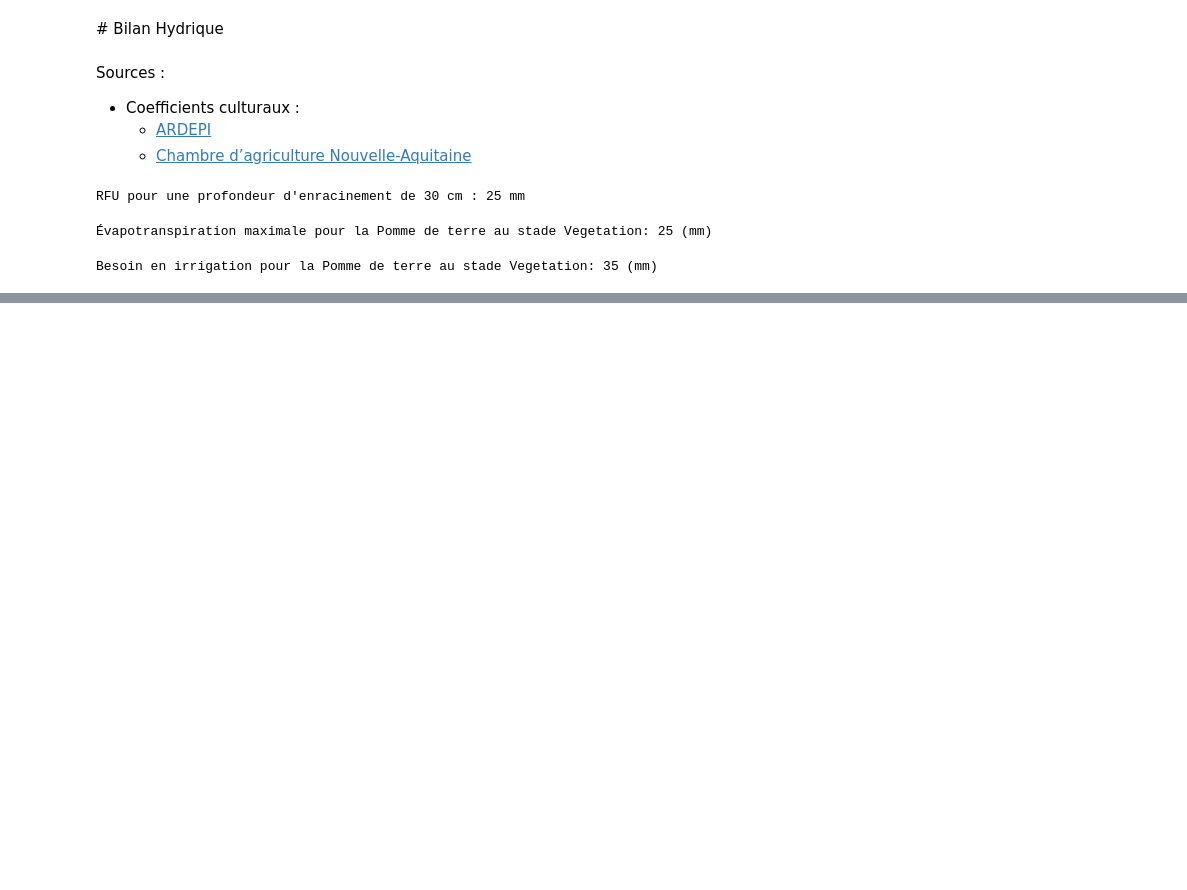
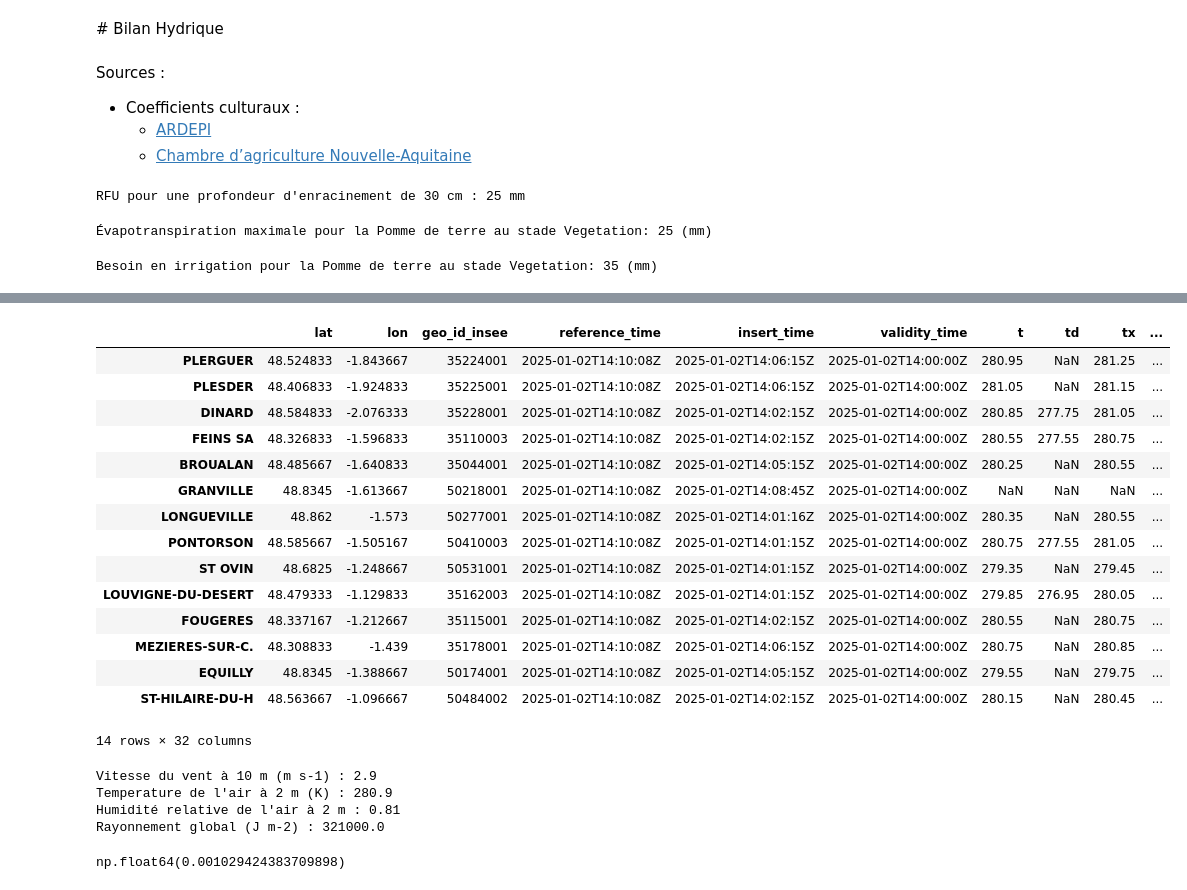
Before and after one commit to atantet/agri-notebooks, a Jupyter notebook: bilan_hydrique.ipynb, the cells around one changed output, grey strips where cells are left out. Cells and saved outputs as stored; diff of their text form; code cells hidden in the pictures; blank space fills up the shorter version.

Commit message:
ajout calcul etp et api meteo-france

```diff
--- a/bilan_hydrique.ipynb
+++ b/bilan_hydrique.ipynb
@@ -112,0 +191,3 @@ Besoin en irrigation pour la Pomme de terre au stade Vegetation: 35 (mm)
+# %%
+# Conversion du texte répondu en DataFrame
+df_liste_stations = response_text_to_frame(response_liste_stations, index_col='Nom_usuel')
@@ -112,0 +249,57 @@ Besoin en irrigation pour la Pomme de terre au stade Vegetation: 35 (mm)
+# %%
+# URL de base des données horaires
+URL_DONNEE_HORAIRE = 'https://public-api.meteofrance.fr/public/DPObs/v1/station/horaire'
+
+# Format des donnée renvoyée
+FMT = 'csv'
+
+def demande_donnee_station_date(id_station, date, verify=False):
+    '''Demande des données horaires pour une station et une date données.'''
+    # Paramètres définissant la station, la date et le format des données
+    params_station_date = {'id_station': id_station, 'date': date, 'format': FMT}
+
+    # Demande de la liste des stations
+    response_station = client.request(
+        'GET', URL_DONNEE_HORAIRE, verify=verify, params=params_station_date)
+
+    return response_station
+
+def response_station_to_series(response_station):
+    '''Conversion du texte répondu en DataFrame.'''
+    df_station = response_text_to_frame(response_station)
+    s_station = df_station.iloc[0]
+
+    return s_station
+
+def compiler_donnees_liste_stations_date(df_liste_stations, date):
+    df_donnees_liste_stations = pd.DataFrame(dtype=float)
+    for station_name in df_liste_stations.index:
+        # Identifiant de la station
+        id_station = int(df_liste_stations.loc[station_name]['Id_station'])
+        response_station = demande_donnee_station_date(id_station, date)
+        s_station = response_station_to_series(response_station)
+        df_donnees_liste_stations = pd.concat([
+            df_donnees_liste_stations, s_station.to_frame(station_name).transpose()])
+    return df_donnees_liste_stations
+# %%
+# Choix de la date
+DATE = '2025-01-02T14:00:00Z'
+
+df_donnees_liste_stations = compiler_donnees_liste_stations_date(df_liste_stations_nn, date)
+# %% [output]
+|  | lat | lon | geo_id_insee | reference_time | insert_time | validity_time | t | td | tx | ... |
+| PLERGUER | 48.524833 | -1.843667 | 35224001 | 2025-01-02T14:10:08Z | 2025-01-02T14:06:15Z | 2025-01-02T14:00:00Z | 280.95 | NaN | 281.25 | ... |
+| PLESDER | 48.406833 | -1.924833 | 35225001 | 2025-01-02T14:10:08Z | 2025-01-02T14:06:15Z | 2025-01-02T14:00:00Z | 281.05 | NaN | 281.15 | ... |
+| DINARD | 48.584833 | -2.076333 | 35228001 | 2025-01-02T14:10:08Z | 2025-01-02T14:02:15Z | 2025-01-02T14:00:00Z | 280.85 | 277.75 | 281.05 | ... |
+| FEINS SA | 48.326833 | -1.596833 | 35110003 | 2025-01-02T14:10:08Z | 2025-01-02T14:02:15Z | 2025-01-02T14:00:00Z | 280.55 | 277.55 | 280.75 | ... |
+| BROUALAN | 48.485667 | -1.640833 | 35044001 | 2025-01-02T14:10:08Z | 2025-01-02T14:05:15Z | 2025-01-02T14:00:00Z | 280.25 | NaN | 280.55 | ... |
+| GRANVILLE | 48.8345 | -1.613667 | 50218001 | 2025-01-02T14:10:08Z | 2025-01-02T14:08:45Z | 2025-01-02T14:00:00Z | NaN | NaN | NaN | ... |
+| LONGUEVILLE | 48.862 | -1.573 | 50277001 | 2025-01-02T14:10:08Z | 2025-01-02T14:01:16Z | 2025-01-02T14:00:00Z | 280.35 | NaN | 280.55 | ... |
+| PONTORSON | 48.585667 | -1.505167 | 50410003 | 2025-01-02T14:10:08Z | 2025-01-02T14:01:15Z | 2025-01-02T14:00:00Z | 280.75 | 277.55 | 281.05 | ... |
+| ST OVIN | 48.6825 | -1.248667 | 50531001 | 2025-01-02T14:10:08Z | 2025-01-02T14:01:15Z | 2025-01-02T14:00:00Z | 279.35 | NaN | 279.45 | ... |
+| LOUVIGNE-DU-DESERT | 48.479333 | -1.129833 | 35162003 | 2025-01-02T14:10:08Z | 2025-01-02T14:01:15Z | 2025-01-02T14:00:00Z | 279.85 | 276.95 | 280.05 | ... |
+| FOUGERES | 48.337167 | -1.212667 | 35115001 | 2025-01-02T14:10:08Z | 2025-01-02T14:02:15Z | 2025-01-02T14:00:00Z | 280.55 | NaN | 280.75 | ... |
+| MEZIERES-SUR-C. | 48.308833 | -1.439 | 35178001 | 2025-01-02T14:10:08Z | 2025-01-02T14:06:15Z | 2025-01-02T14:00:00Z | 280.75 | NaN | 280.85 | ... |
+| EQUILLY | 48.8345 | -1.388667 | 50174001 | 2025-01-02T14:10:08Z | 2025-01-02T14:05:15Z | 2025-01-02T14:00:00Z | 279.55 | NaN | 279.75 | ... |
+| ST-HILAIRE-DU-H | 48.563667 | -1.096667 | 50484002 | 2025-01-02T14:10:08Z | 2025-01-02T14:02:15Z | 2025-01-02T14:00:00Z | 280.15 | NaN | 280.45 | ... |
+14 rows × 32 columns
@@ -112,0 +371,16 @@ Besoin en irrigation pour la Pomme de terre au stade Vegetation: 35 (mm)
+# %%
+s_station = df_donnees_liste_stations.loc['DINARD']
+
+etp = calcul_etp(s_station)
+
+# Calcul de l'ETP journalière (mm j-1)
+etp_jour = min(ETP_JOUR_MAX, etp * 24)
+# %% [output]
+Vitesse du vent à 10 m (m s-1) : 2.9
+Temperature de l'air à 2 m (K) : 280.9
+Humidité relative de l'air à 2 m : 0.81
+Rayonnement global (J m-2) : 321000.0
+# %%
+etp
+# %% [output]
+np.float64(0.001029424383709898)
```
Also changed, not shown: parts of 10 cells of this notebook, 2 other files.
